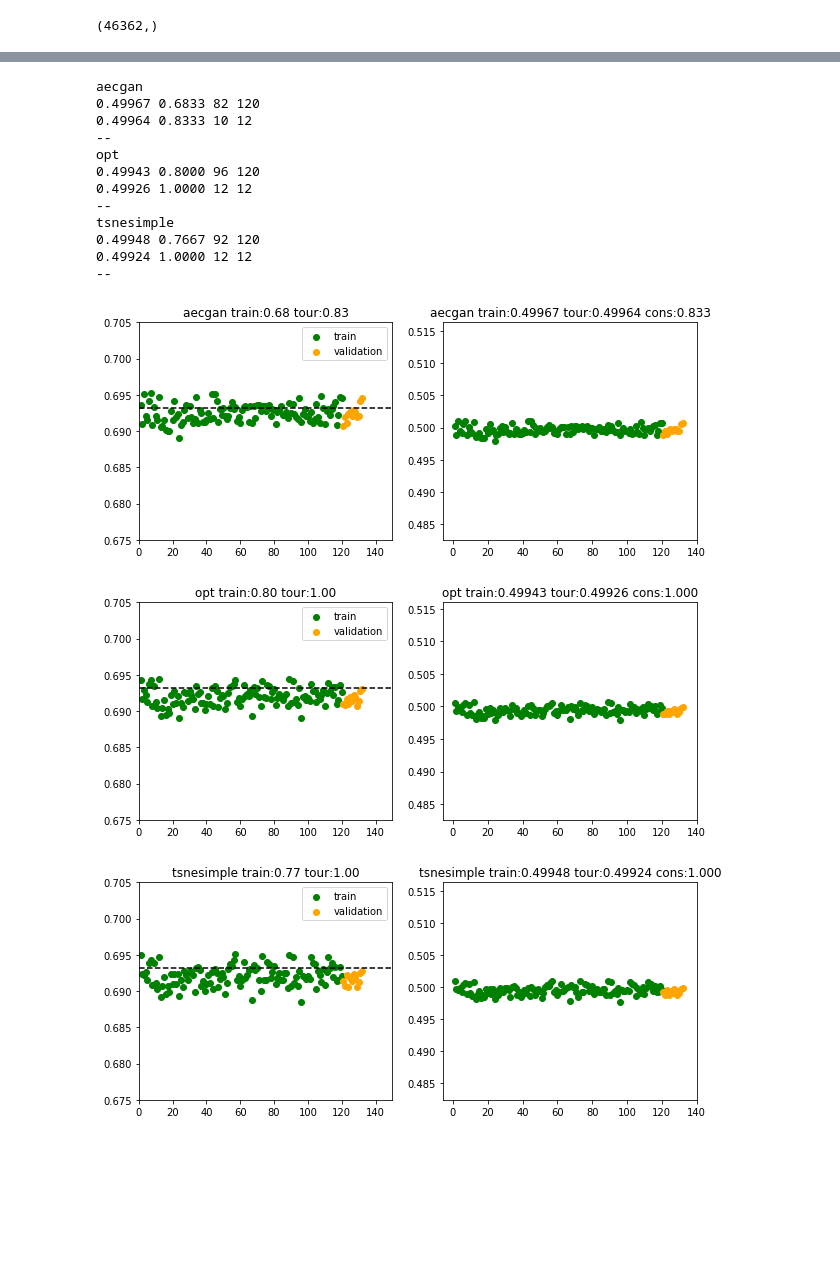
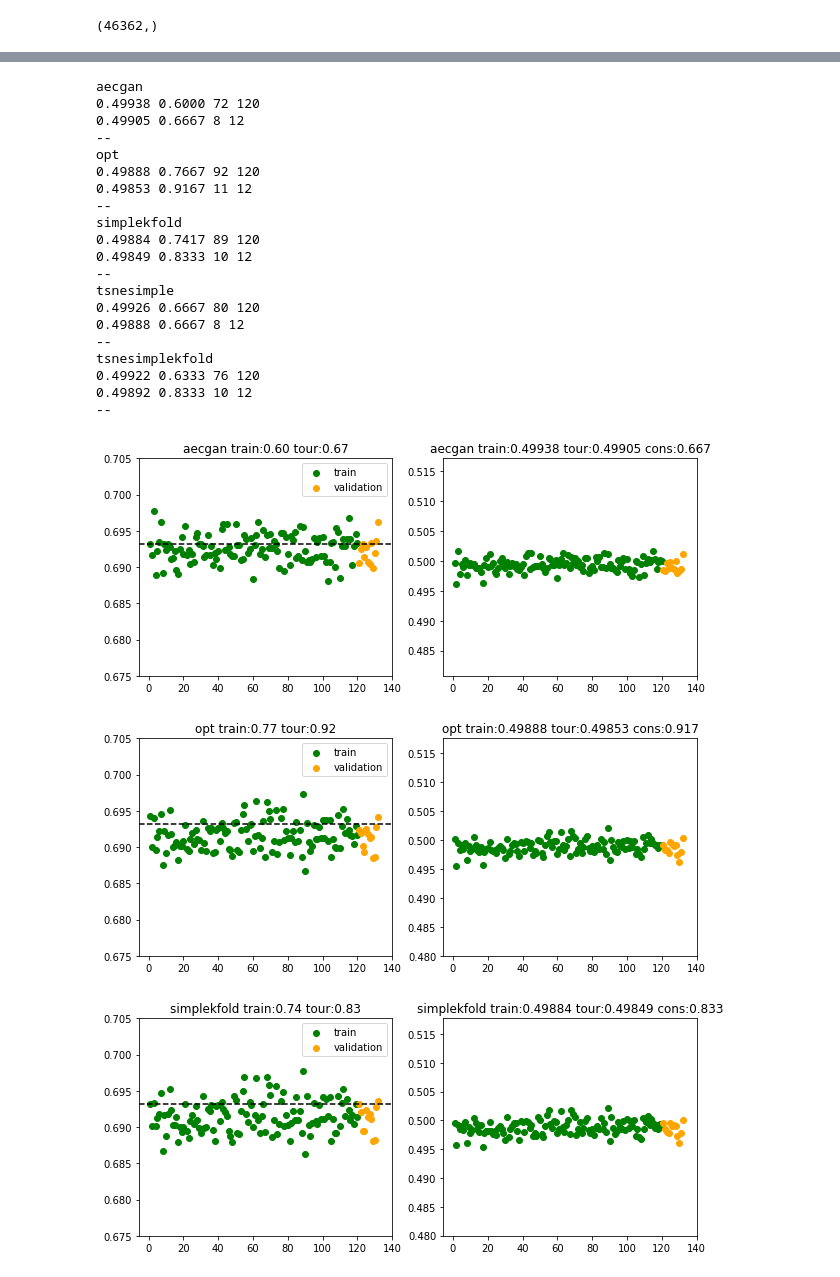
Before and after one commit to pangyuteng/yomamai, a Jupyter notebook: bin/consistency.ipynb, the cells around one changed output, grey strips where cells are left out. Cells and saved outputs as stored; diff of their text form; code cells hidden in the pictures; blank space fills up the shorter version.

```diff
--- a/bin/consistency.ipynb
+++ b/bin/consistency.ipynb
@@ -62,8 +58,9 @@ model_list = [
      #('idg',models.icadisengan.IcaDisentangleGanModel,dict(istrain=False)),
      #('mdg',models.moddisengan.DisentangleModel,dict(istrain=True)),
     ('tsnesimple',models.tsne_simple.TsneSimple,dict(istrain=False)),
+    ('tsnesimplekfold',models.tsne_simplekfold.TsneSimpleKfold,dict(istrain=False)),
 #    ('simple',models.simple.Simple,dict(istrain=False)),
-#    ('simplekfold',models.simplekfold.SimpleKfold,dict(istrain=False)),
+    ('simplekfold',models.simplekfold.SimpleKfold,dict(istrain=False)),
 ]
 # %%
 val_inds = np.array(np.where(_datatypes=='validation')).squeeze()
@@ -80,15 +77,25 @@ def to_int(e):
         return float('nan')
 ll_list = [{},{}]
 raw = {}
+
+
 for n,p in enumerate(['trainpath','testpath']):
     X__,y__,ids__,eras__,datatypes__=get_data(data_files[-1][p])
+    index_dict={}
+    X_train_tr,y_train_tr,X_val_tr,y_val_tr = get_data_era_balanced(
+        data_files[-1][p],index_dict=index_dict)
+    X__ = X_val_tr
+    y__ = y_val_tr
+
+    eras__ = eras__[index_dict['validation']]
+
     val_eras = sorted([x for x in np.unique(eras__) if x not in ['eraX']])
     raw[p]={'y_true':y__,'m':{},'eras':eras__,'val_eras':val_eras}
     ll={}
     for name,clsf,params in model_list:
         inst = clsf()
         inst.load()
-        y_pred,_ = inst.predict(X__.values)
+        y_pred,_ = inst.predict(X__)
         raw[p]['m'][name]={'y_pred':y_pred}
         ll[name]=[]
         for era in val_eras:
@@ -171,40 +198,47 @@ for n,mn in enumerate(m_list):
     tr_nu=ll_list[0][mn].log_loss.shape[0]
     tr_cons=tr_dn/float(tr_nu)
     tr_std=ll_list[0][mn].stds.mean()
     print(mn)
     print('{:1.5f} {:1.4f} {} {}'.format(tr_std,tr_cons,tr_dn,tr_nu))
     tor_dn=np.sum(ll_list[1][mn].log_loss < -np.log(0.5))
     tor_nu=ll_list[1][mn].log_loss.shape[0]
     tor_std=ll_list[1][mn].stds.mean()
     tor_cons=tor_dn/float(tor_nu)
     print('{:1.5f} {:1.4f} {} {}'.format(tor_std,tor_cons,tor_dn,tor_nu))
     print('--')
     plt.figure(n,figsize=(10,4))
     plt.subplot(121)
     plt.title('{} train:{:1.2f} tour:{:1.2f}'.format(mn,tr_cons,tor_cons))
     plt.scatter(ll_list[0][mn].eras,ll_list[0][mn].log_loss,label='train',color='green')
     plt.scatter(ll_list[1][mn].eras,ll_list[1][mn].log_loss,label='validation',color='orange')
     plt.ylim(0.675,0.705)
-    plt.xlim(0,150)
     plt.legend()
     plt.axhline(y=-np.log(0.5), xmin=0, xmax=1,color='k',linestyle='--')
     plt.subplot(122)
     plt.title('{} train:{:1.5f} tour:{:1.5f} cons:{:1.3f}'.format(mn,tr_std,tor_std,tor_cons))
     plt.scatter(ll_list[0][mn].eras,ll_list[0][mn].stds,label='train',color='green')
     plt.scatter(ll_list[1][mn].eras,ll_list[1][mn].stds,label='validation',color='orange')
 # %% [output]
 aecgan
-0.49967 0.6833 82 120
-0.49964 0.8333 10 12
+0.49938 0.6000 72 120
+0.49905 0.6667 8 12
 --
 opt
-0.49943 0.8000 96 120
-0.49926 1.0000 12 12
+0.49888 0.7667 92 120
+0.49853 0.9167 11 12
+--
+simplekfold
+0.49884 0.7417 89 120
+0.49849 0.8333 10 12
 --
 tsnesimple
-0.49948 0.7667 92 120
-0.49924 1.0000 12 12
+0.49926 0.6667 80 120
+0.49888 0.6667 8 12
 --
+tsnesimplekfold
+0.49922 0.6333 76 120
+0.49892 0.8333 10 12
+--
-[figure, old version]
+[figure, new version]
-[figure, old version]
+[figure, new version]
-[figure, old version]
+[figure, new version]
```
Also changed, not shown: parts of 6 cells of this notebook, 9 other files.
